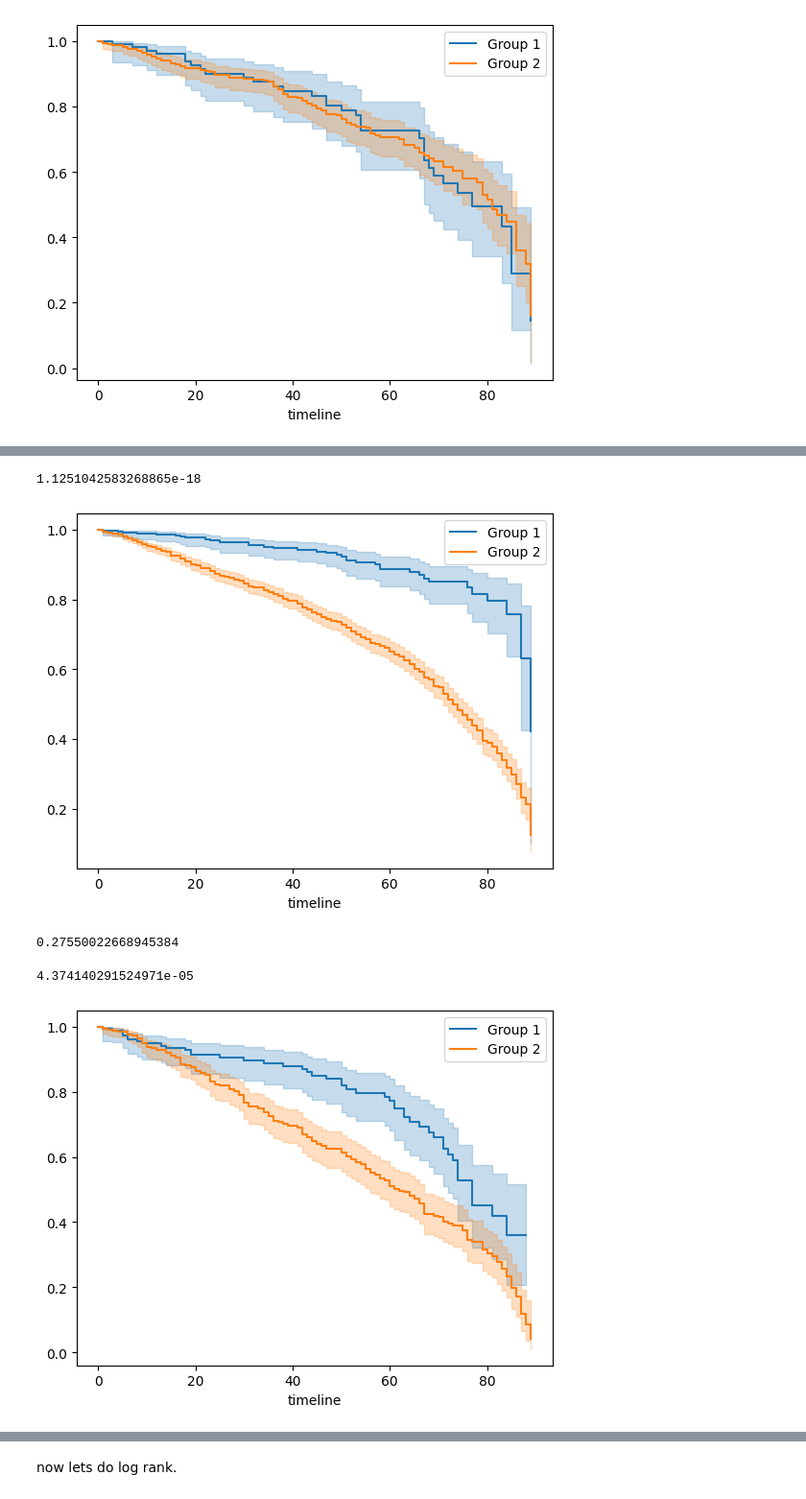
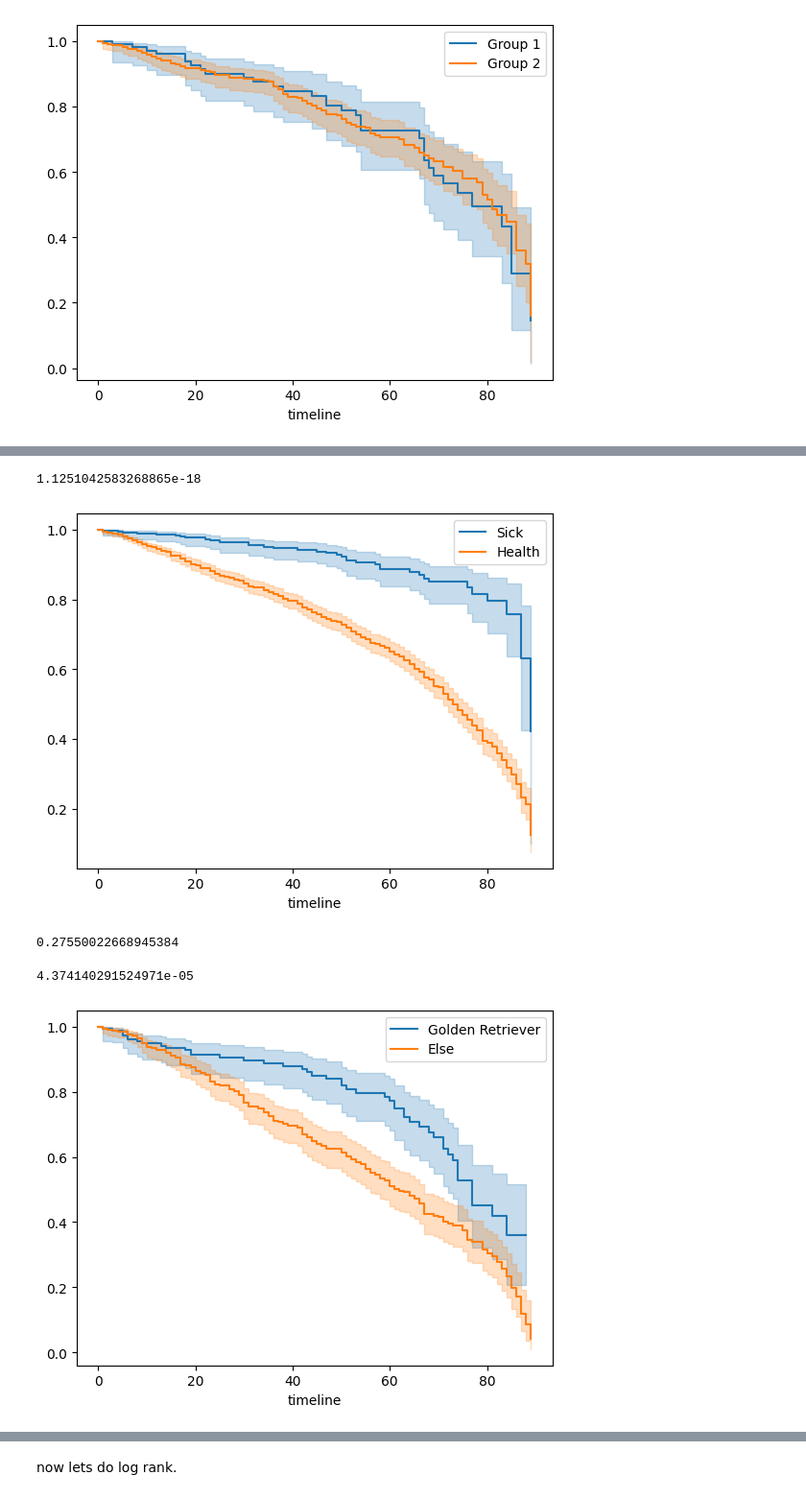
Before and after one commit to tsents/Statistical-Theory-Project, a Jupyter notebook: censored.ipynb, the cells around one changed output, grey strips where cells are left out. Shown: that part at 96% size. Cells and saved outputs as stored; diff of their text form; code cells hidden in the pictures.

```diff
--- a/censored.ipynb
+++ b/censored.ipynb
@@ -114,17 +114,17 @@ results.p_value
 group1,group2 = filter_pets(data_frame,health=1)
 kmf = KaplanMeierFitter()
 
-kmf.fit(group1['TimeInShelterDays'], group1['AdoptionLikelihood'], label='Group 1')
+kmf.fit(group1['TimeInShelterDays'], group1['AdoptionLikelihood'], label='Sick')
 kmf.plot(ci_show=True)
 
-kmf.fit(group2['TimeInShelterDays'], group2['AdoptionLikelihood'], label='Group 2')
+kmf.fit(group2['TimeInShelterDays'], group2['AdoptionLikelihood'], label='Health')
 kmf.plot(ci_show=True)
 
 results = logrank_test(group1['TimeInShelterDays'], group2['TimeInShelterDays'], group1['AdoptionLikelihood'], group2['AdoptionLikelihood'])
 results.p_value
 # %% [output]
 1.1251042583268865e-18
-[figure, old version]
+[figure, new version]
 # %%
 group1,group2 = filter_pets(data_frame,prev=1)
 results = logrank_test(group1['TimeInShelterDays'], group2['TimeInShelterDays'], group1['AdoptionLikelihood'], group2['AdoptionLikelihood'])
@@ -134,18 +134,18 @@ results.p_value
 # %%
 group1,group2 = filter_pets(data_frame,pet_type='Dog',breed='Golden Retriever')
 kmf = KaplanMeierFitter()
 
-kmf.fit(group1['TimeInShelterDays'], group1['AdoptionLikelihood'], label='Group 1')
+kmf.fit(group1['TimeInShelterDays'], group1['AdoptionLikelihood'], label='Golden Retriever')
 kmf.plot(ci_show=True)
 
-kmf.fit(group2['TimeInShelterDays'], group2['AdoptionLikelihood'], label='Group 2')
+kmf.fit(group2['TimeInShelterDays'], group2['AdoptionLikelihood'], label='Else')
 kmf.plot(ci_show=True)
 
 results = logrank_test(group1['TimeInShelterDays'], group2['TimeInShelterDays'], group1['AdoptionLikelihood'], group2['AdoptionLikelihood'])
 results.p_value
 # %% [output]
 4.374140291524971e-05
-[figure, old version]
+[figure, new version]
 # %%
 group1,group2 = filter_pets(data_frame,pet_type='Dog',breed='Poodle')
 kmf = KaplanMeierFitter()
```
Also changed, not shown: parts of 3 cells of this notebook, 2 other files.
